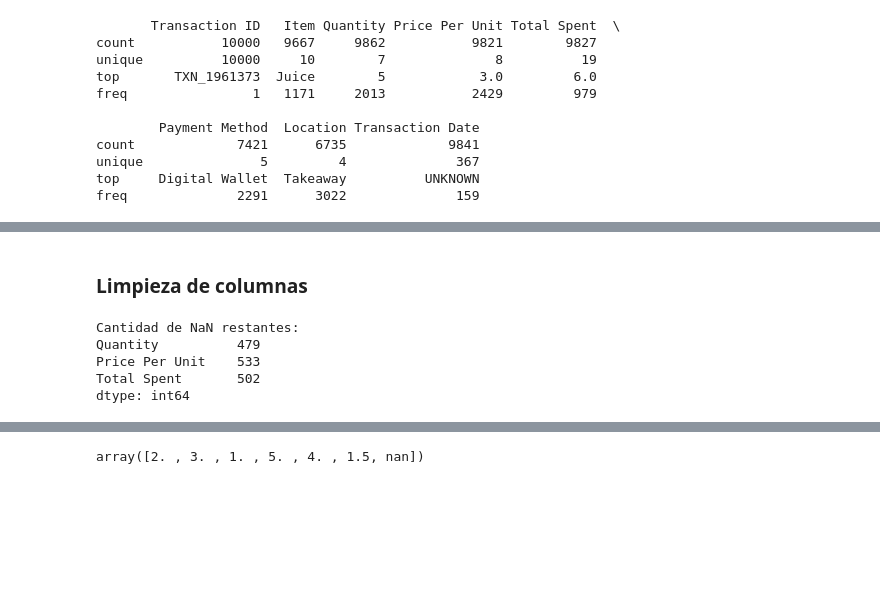
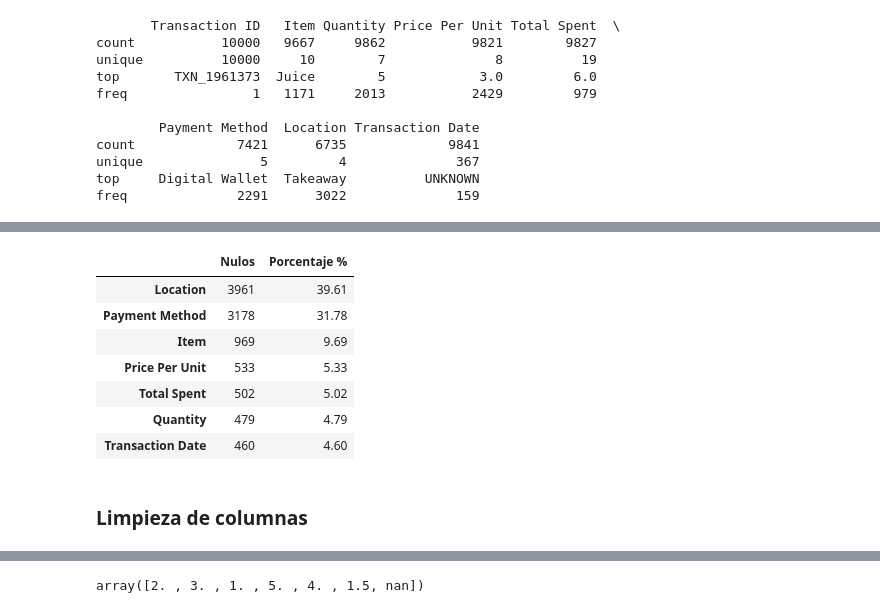
Before and after one commit to florgalarza/cafe_sales, a Jupyter notebook: cafe_sales_project.ipynb, the cells around one changed output, grey strips where cells are left out. Drawn from its saved outputs; the diff is of its cells as text; code cells hidden in the pictures; blank space fills up the shorter version.

```diff
--- a/cafe_sales_project.ipynb
+++ b/cafe_sales_project.ipynb
@@ -108,4 +130,0 @@ for col in df.select_dtypes(include='object').columns:
-# %%
-df['Quantity'] = pd.to_numeric(df['Quantity'], errors='coerce')
-df['Price Per Unit'] = pd.to_numeric(df['Price Per Unit'], errors='coerce')
-df['Total Spent'] = pd.to_numeric(df['Total Spent'], errors='coerce')
@@ -150,0 +131,9 @@ print(outliers['Total Spent'].describe())
+# %%
+#Reemplazar valores UNKNOWN, ERROR y nan por null
+df.replace(['UNKNOWN', 'ERROR', 'nan'], pd.NA, inplace=True)
+# %%
+cols_num = ['Quantity', 'Price Per Unit', 'Total Spent']
+for col in cols_num:
+    df[col] = pd.to_numeric(df[col], errors='coerce')
+# %%
+df['Transaction Date'] = pd.to_datetime(df['Transaction Date'], errors='coerce')
@@ -151,14 +147,17 @@ print(outliers['Total Spent'].describe())
+# %%
+#Verificar cantidad de nulos nuevamente
+null_report(df)
+# %% [output]
+|  | Nulos | Porcentaje % |
+| Location | 3961 | 39.61 |
+| Payment Method | 3178 | 31.78 |
+| Item | 969 | 9.69 |
+| Price Per Unit | 533 | 5.33 |
+| Total Spent | 502 | 5.02 |
+| Quantity | 479 | 4.79 |
+| Transaction Date | 460 | 4.60 |
 # %% [markdown]
 ### Limpieza de columnas
-# %%
-print("Cantidad de NaN restantes:")
-print(df[['Quantity', 'Price Per Unit', 'Total Spent']].isna().sum())
-# %% [output]
-Cantidad de NaN restantes:
-Quantity          479
-Price Per Unit    533
-Total Spent       502
-dtype: int64
 # %%
 df['Item'].unique()
 # %% [output]
```
Also changed, not shown: parts of 40 cells of this notebook.
